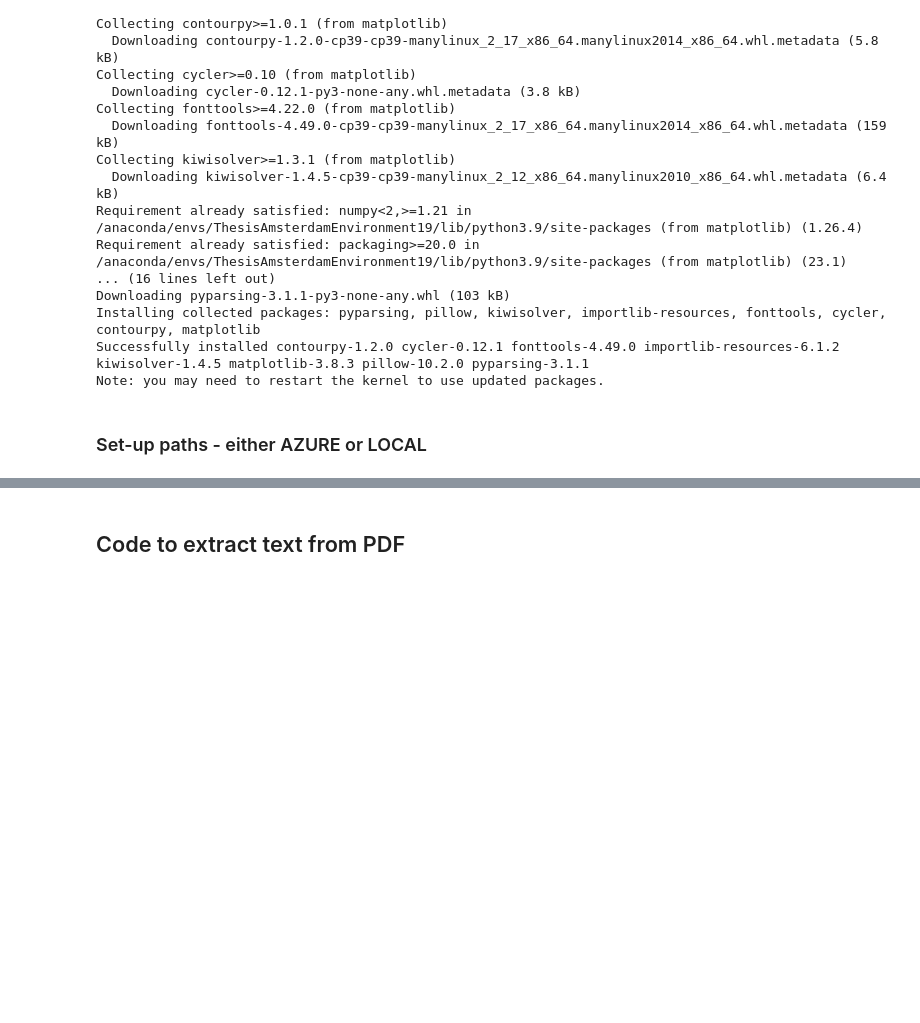
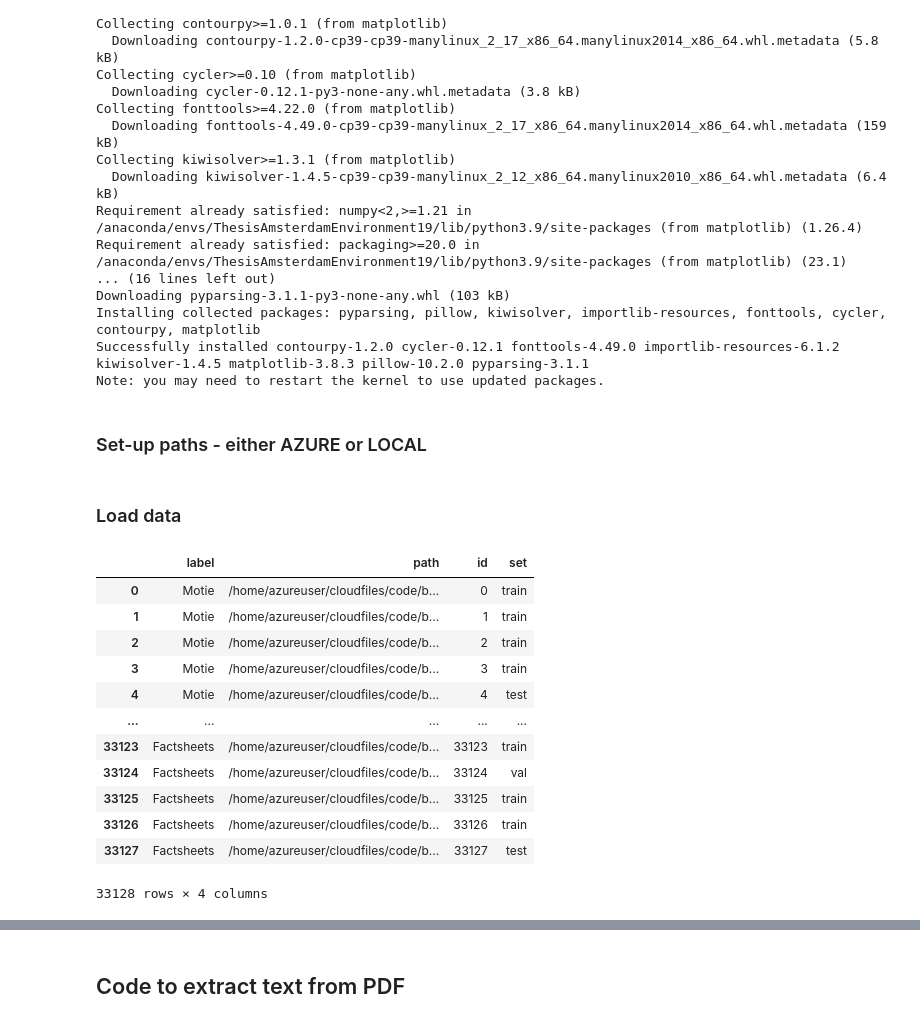
Before and after one commit to Amsterdam-Internships/document-classification-using-large-language-models, a Jupyter notebook: notebooks/EDA.ipynb, the cells around one changed output, grey strips where cells are left out. Drawn from its saved outputs; the diff is of its cells as text; code cells hidden in the pictures; blank space fills up the shorter version.

```diff
--- a/notebooks/EDA.ipynb
+++ b/notebooks/EDA.ipynb
@@ -36,3 +36,30 @@ if my_run == "azure":
     import config_azure as cf
 elif my_run == "local":
     import config as cf
+# %% [markdown]
+### Load data
+# %%
+import sys
+sys.path.append('../scripts/')
+
+import pandas as pd
+from load_data import load_txt_files
+
+txtfile_paths = pd.read_csv("../data/txtfile_paths.csv")
+display(txtfile_paths)
+
+all_txt_df = load_txt_files(txtfile_paths, ['complete'])
+# %% [output]
+|  | label | path | id | set |
+| 0 | Motie | /home/azureuser/cloudfiles/code/b... | 0 | train |
+| 1 | Motie | /home/azureuser/cloudfiles/code/b... | 1 | train |
+| 2 | Motie | /home/azureuser/cloudfiles/code/b... | 2 | train |
+| 3 | Motie | /home/azureuser/cloudfiles/code/b... | 3 | train |
+| 4 | Motie | /home/azureuser/cloudfiles/code/b... | 4 | test |
+| ... | ... | ... | ... | ... |
+| 33123 | Factsheets | /home/azureuser/cloudfiles/code/b... | 33123 | train |
+| 33124 | Factsheets | /home/azureuser/cloudfiles/code/b... | 33124 | val |
+| 33125 | Factsheets | /home/azureuser/cloudfiles/code/b... | 33125 | train |
+| 33126 | Factsheets | /home/azureuser/cloudfiles/code/b... | 33126 | train |
+| 33127 | Factsheets | /home/azureuser/cloudfiles/code/b... | 33127 | test |
+33128 rows × 4 columns
```
Also changed, not shown: parts of 13 cells of this notebook, 3 other files.
